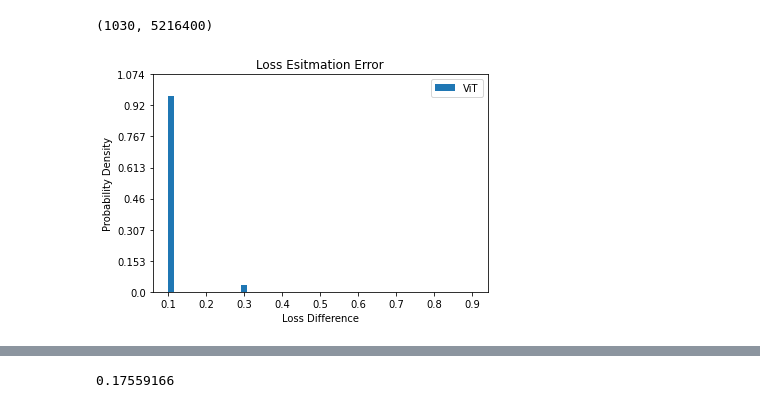
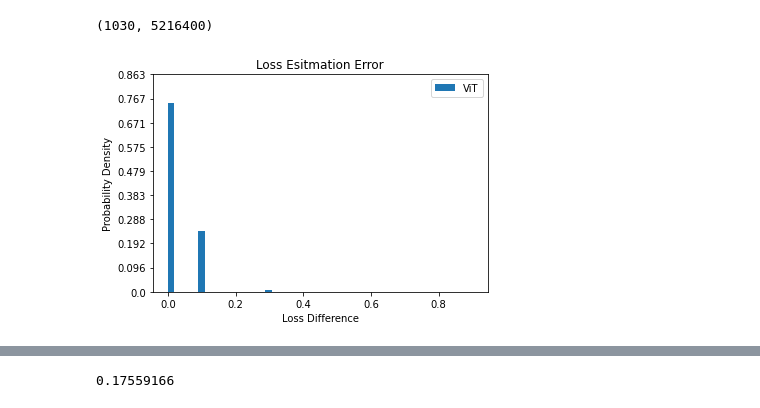
Before and after one commit to susanbao/pytorch-segmentation, a Jupyter notebook: estimated_loss_analysis.ipynb, the cells around one changed output, grey strips where cells are left out. Cells and saved outputs as stored; diff of their text form; code cells hidden in the pictures.

```diff
--- a/estimated_loss_analysis.ipynb
+++ b/estimated_loss_analysis.ipynb
@@ -172,6 +172,6 @@ val_loss.size
 (1030, 5216400)
 # %%
 val_estimated_loss = np.array(read_one_results("/workspace/ViT-pytorch/output/region_8_8/ViT-output-PSPNet-VOC-train-ordinal-8x8-patch_losses_9800.json")['losses'])
-display_data_hist(val_estimated_loss[val_estimated_loss>0.01])
+display_data_hist(val_estimated_loss)
 # %% [output]
-[figure, old version]
+[figure, new version]
```
Also changed, not shown: parts of 3 cells of this notebook, 2 other files.
